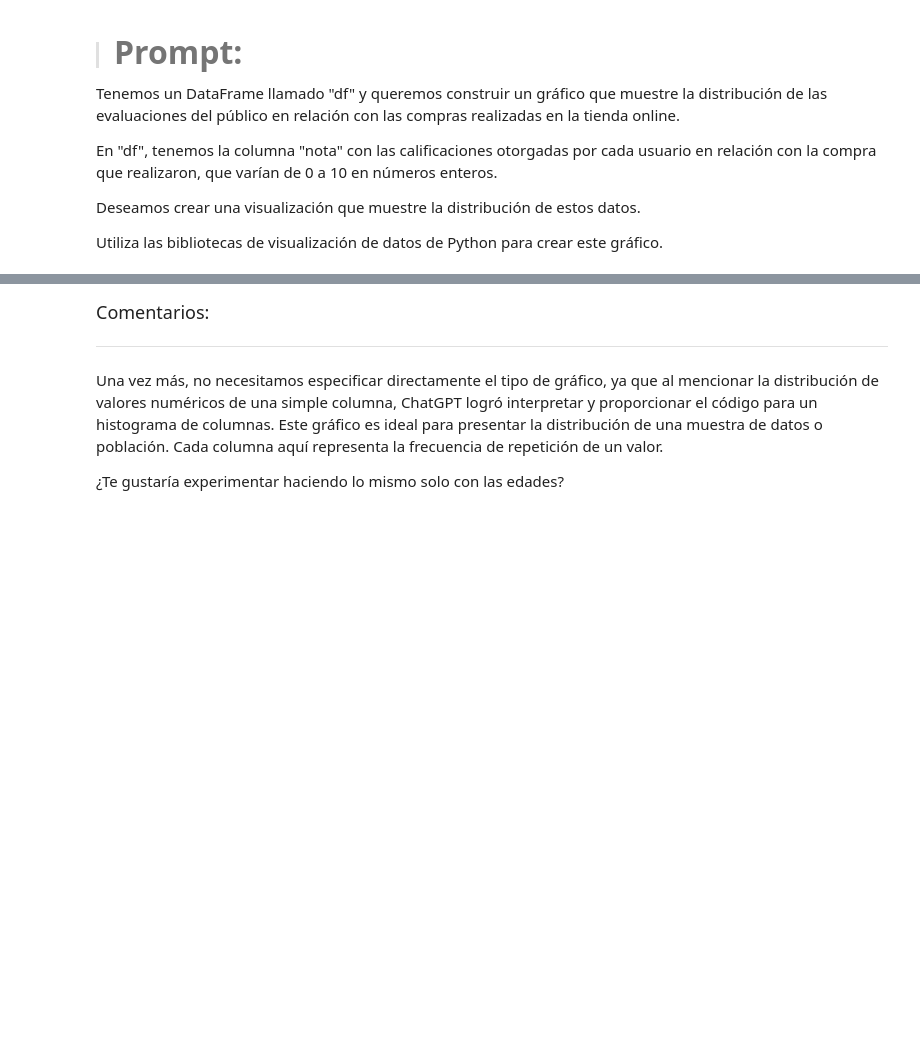
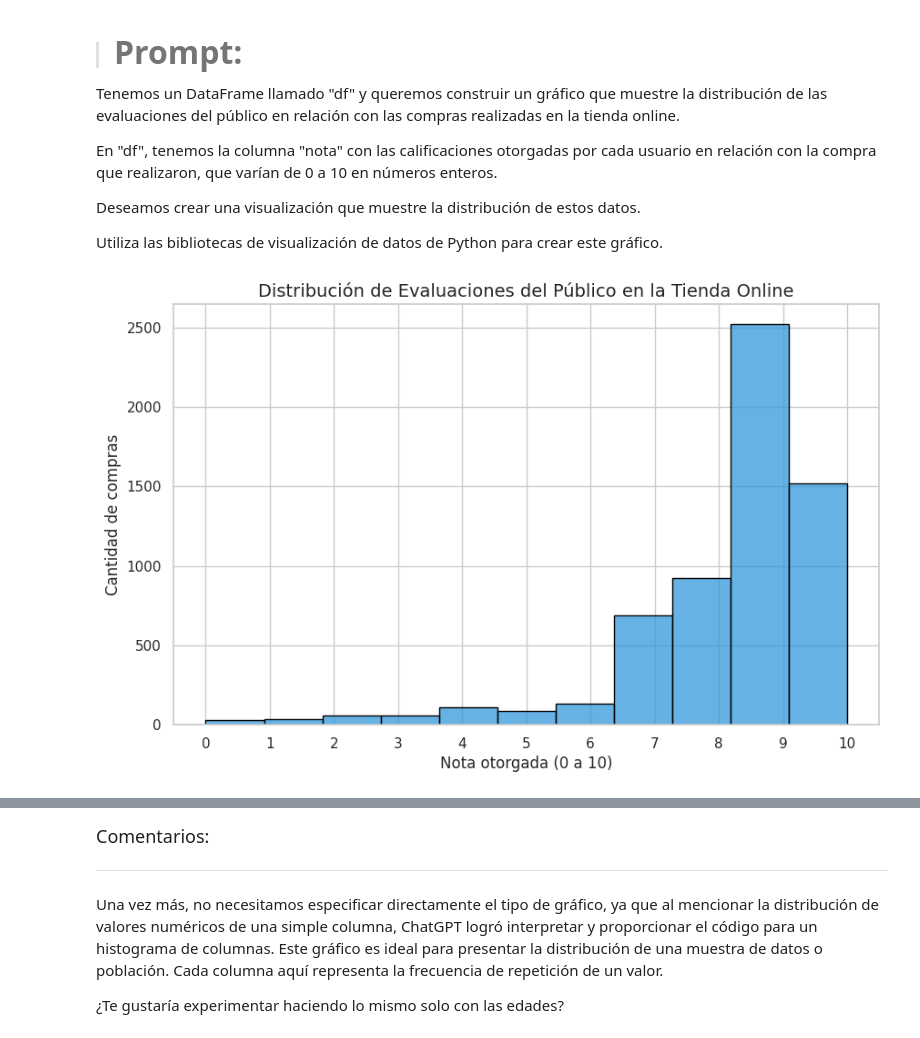
Before and after one commit to gloriagutierrez2025/IA-aplicada-a-la-ciencia-de-datos, a Jupyter notebook: IA_aplicada_a_ciencia_de_datos.ipynb, the cells around one changed output, grey strips where cells are left out. Saved outputs shown, nothing was run; the diff lists cells and outputs as text; code cells hidden in the pictures; blank space fills up the shorter version.

```diff
--- a/IA_aplicada_a_ciencia_de_datos.ipynb
+++ b/IA_aplicada_a_ciencia_de_datos.ipynb
@@ -672,3 +763,22 @@ En "df", tenemos la columna "nota" con las calificaciones otorgadas por cada usu
 Deseamos crear una visualización que muestre la distribución de estos datos.
 
 Utiliza las bibliotecas de visualización de datos de Python para crear este gráfico.
+# %%
+import pandas as pd
+import matplotlib.pyplot as plt
+import seaborn as sns
+
+# Estilo gráfico
+sns.set(style="whitegrid")
+
+# Histograma
+plt.figure(figsize=(10, 6))
+sns.histplot(df['nota'], bins=11, kde=False, color='#3498db', edgecolor='black')
+
+plt.title('Distribución de Evaluaciones del Público en la Tienda Online', fontsize=14)
+plt.xlabel('Nota otorgada (0 a 10)')
+plt.ylabel('Cantidad de compras')
+plt.xticks(range(0, 11))  # Mostrar ticks de 0 a 10
+plt.show()
+# %% [output]
+[figure, added]
```
Also changed, not shown: parts of 9 cells of this notebook.
